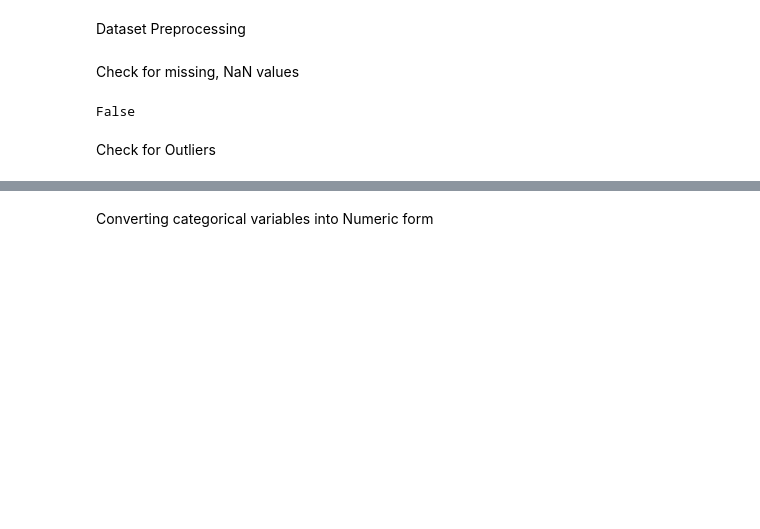
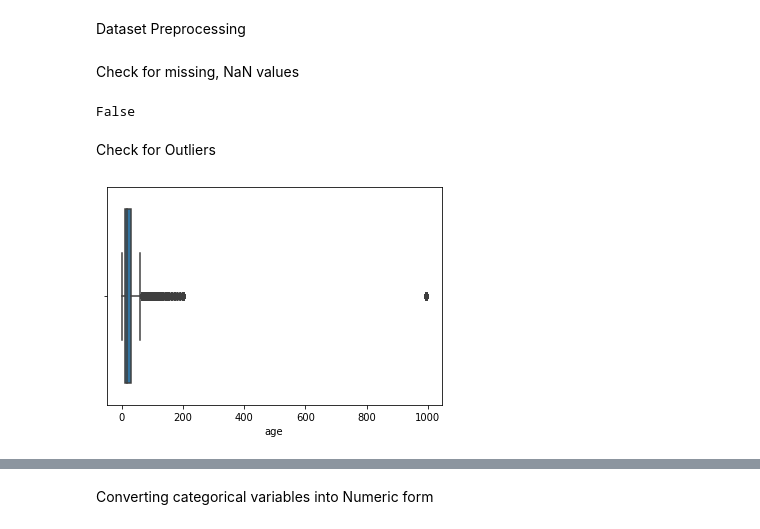
Before and after one commit to aishwarya-1/data_analytics_project, a Jupyter notebook: basic_analysis_EDA.ipynb, the cells around one changed output, grey strips where cells are left out. Saved outputs shown, nothing was run; the diff lists cells and outputs as text; code cells hidden in the pictures; blank space fills up the shorter version.

```diff
--- a/basic_analysis_EDA.ipynb
+++ b/basic_analysis_EDA.ipynb
@@ -88,3 +88,7 @@ train_labels.isnull().values.any()
 False
 # %% [markdown]
 Check for Outliers
+# %%
+ax = sns.boxplot(x=train_values["age"])
+# %% [output]
+[figure, added]
```
Also changed, not shown: parts of 15 cells of this notebook.
